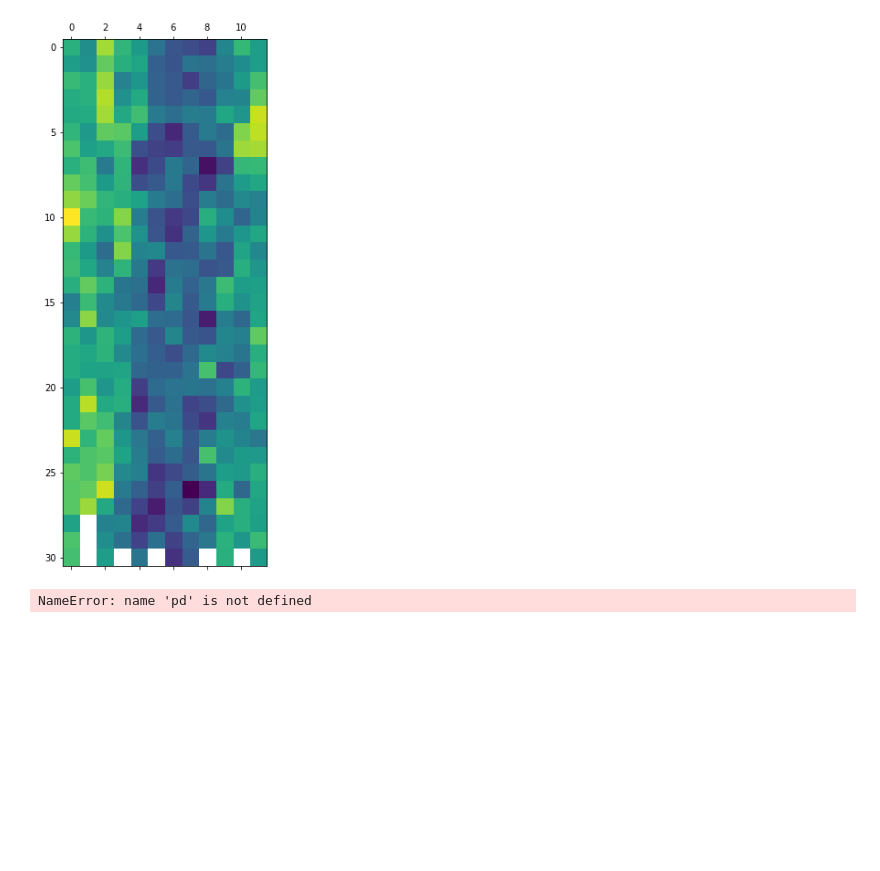
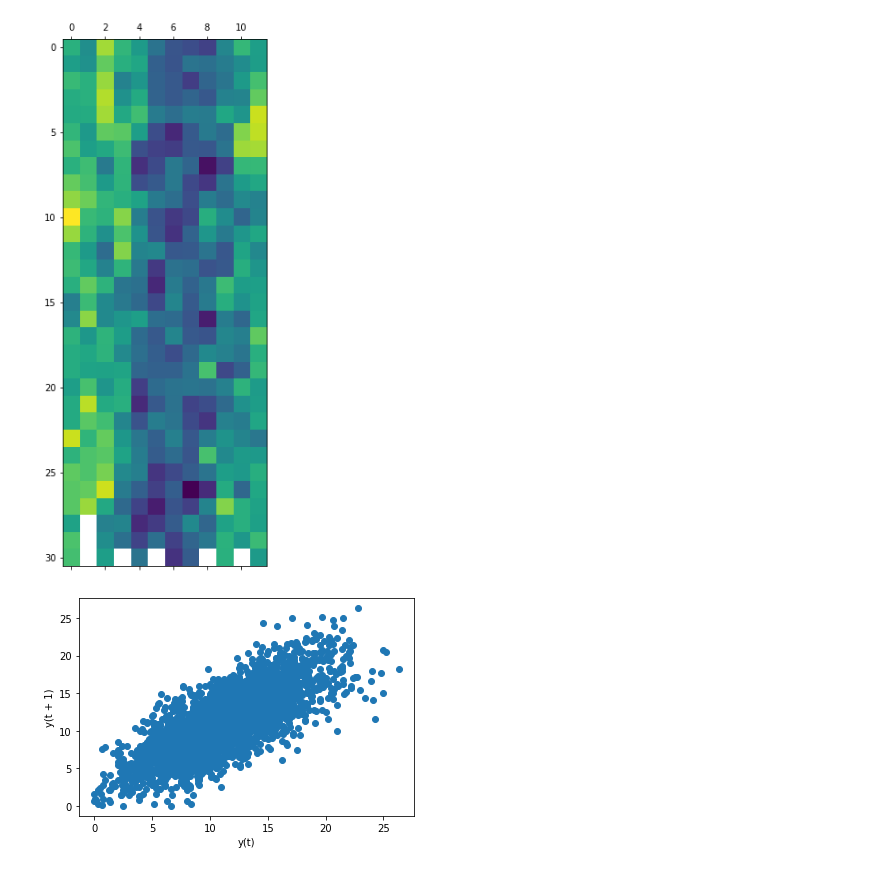
Before and after one commit to margarineHound/ML_Practice, a Jupyter notebook: min_daily_temp.ipynb, the cells around one changed output. Drawn from its saved outputs; the diff is of its cells as text; code cells hidden in the pictures; blank space fills up the shorter version.

```diff
--- a/min_daily_temp.ipynb
+++ b/min_daily_temp.ipynb
@@ -212,7 +215,7 @@ plt.show()
 # %% [output]
 [figure]
 # %%
-pd.lag_plot(series)
+pd.plotting.lag_plot(series)
 plt.show()
 # %% [output]
-NameError: name 'pd' is not defined
+[figure, added]
```
Also changed, not shown: parts of 12 cells of this notebook, 1 other file.
